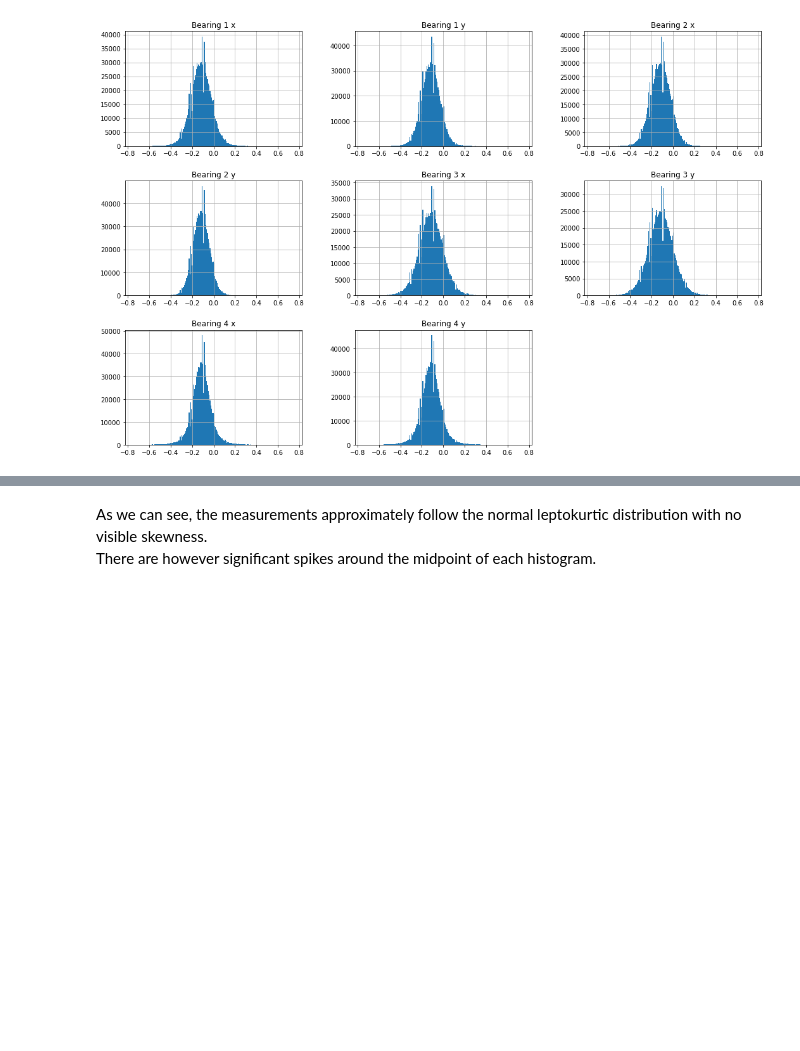
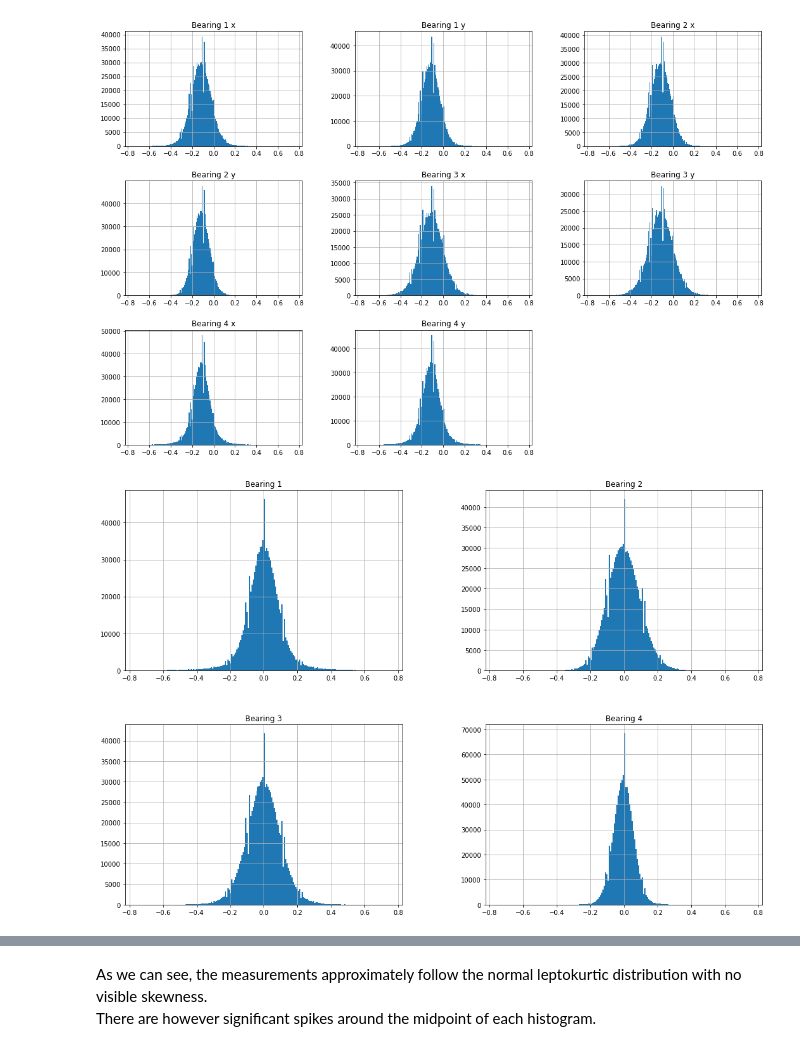
Before and after one commit to michal-filipiak/IML-bearing-failure-forecast, a Jupyter notebook: EDA.ipynb, the cells around one changed output, grey strips where cells are left out. Cells and saved outputs as stored; diff of their text form; code cells hidden in the pictures; blank space fills up the shorter version.

Commit message:
added histograms, pairplot for data1

```diff
--- a/EDA.ipynb
+++ b/EDA.ipynb
@@ -144,3 +144,8 @@ data1.hist(column = ['Bearing 1 x', 'Bearing 1 y', 'Bearing 2 x', 'Bearing 2 y',
 plt.show()
 # %% [output]
 [figure]
+# %%
+data2.hist(column = ['Bearing 1', 'Bearing 2', 'Bearing 3', 'Bearing 4'], range=[-0.75, 0.75], bins=200, figsize=(18,12))
+plt.show()
+# %% [output]
+[figure, added]
```
Also changed, not shown: parts of 4 cells of this notebook.
